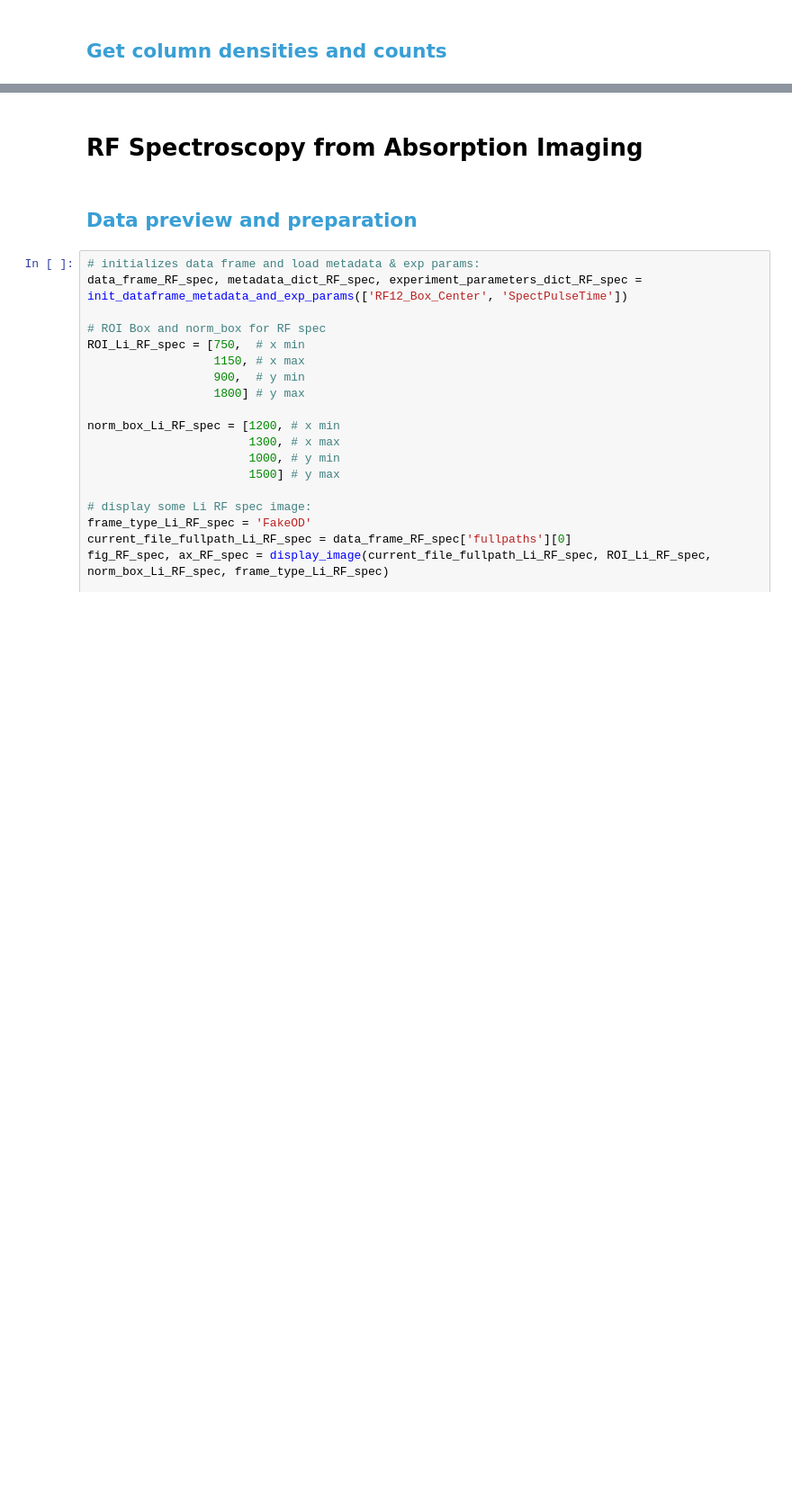
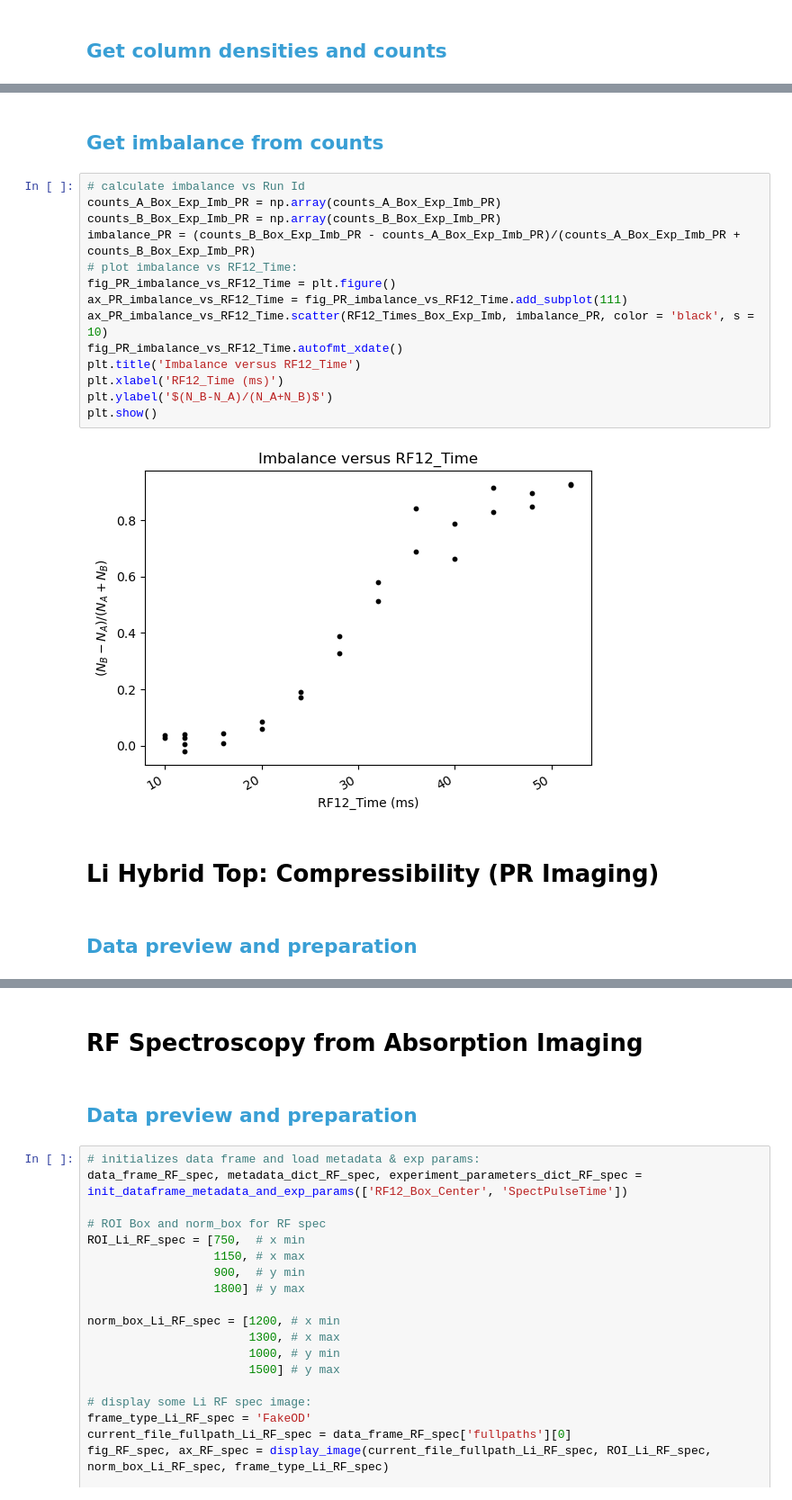
Before and after one commit to huanium/huanium, a Jupyter notebook: MIT_PhD/BEC1/Analysis/BEC1 Calculator.ipynb, the cells around one changed output, grey strips where cells are left out. Shown at 90% size. Saved outputs shown, nothing was run; the diff lists cells and outputs as text; blank space fills up the shorter version.

```diff
--- a/MIT_PhD/BEC1/Analysis/BEC1 Calculator.ipynb
+++ b/MIT_PhD/BEC1/Analysis/BEC1 Calculator.ipynb
@@ -1475,0 +1325,22 @@ um_per_pixel_Hybrid_Top_PR = experiment_parameters_dict_Hybrid_Top_PR["Values"][
+# %% [markdown]
+## <font color=#399FD5>Get imbalance from counts</font>
+# %%
+# calculate imbalance vs Run Id
+counts_A_Box_Exp_Imb_PR = np.array(counts_A_Box_Exp_Imb_PR)
+counts_B_Box_Exp_Imb_PR = np.array(counts_B_Box_Exp_Imb_PR)
+imbalance_PR = (counts_B_Box_Exp_Imb_PR - counts_A_Box_Exp_Imb_PR)/(counts_A_Box_Exp_Imb_PR + counts_B_Box_Exp_Imb_PR)
+# plot imbalance vs RF12_Time:
+fig_PR_imbalance_vs_RF12_Time = plt.figure()
+ax_PR_imbalance_vs_RF12_Time = fig_PR_imbalance_vs_RF12_Time.add_subplot(111)
+ax_PR_imbalance_vs_RF12_Time.scatter(RF12_Times_Box_Exp_Imb, imbalance_PR, color = 'black', s = 10)
+fig_PR_imbalance_vs_RF12_Time.autofmt_xdate()
+plt.title('Imbalance versus RF12_Time')
+plt.xlabel('RF12_Time (ms)')
+plt.ylabel('$(N_B-N_A)/(N_A+N_B)$')
+plt.show()
+# %% [output]
+[figure, added]
+# %% [markdown]
+# Li Hybrid Top: Compressibility (PR Imaging)
+# %% [markdown]
+## <font color=#399FD5>Data preview and preparation</font>
```
Also changed, not shown: parts of 45 cells of this notebook, 10 other files.
